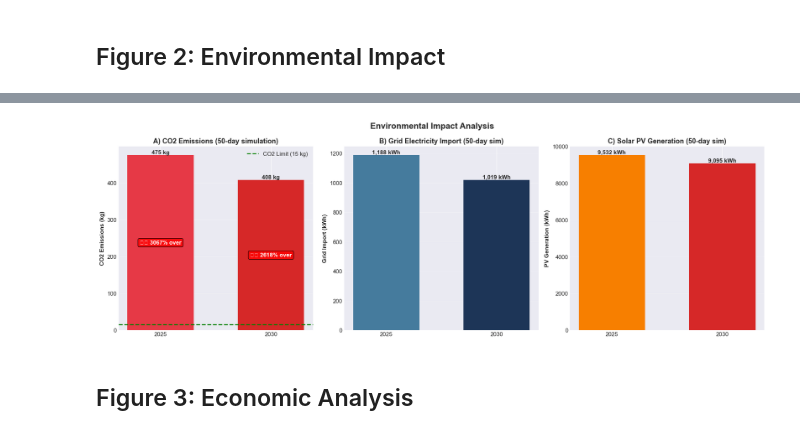
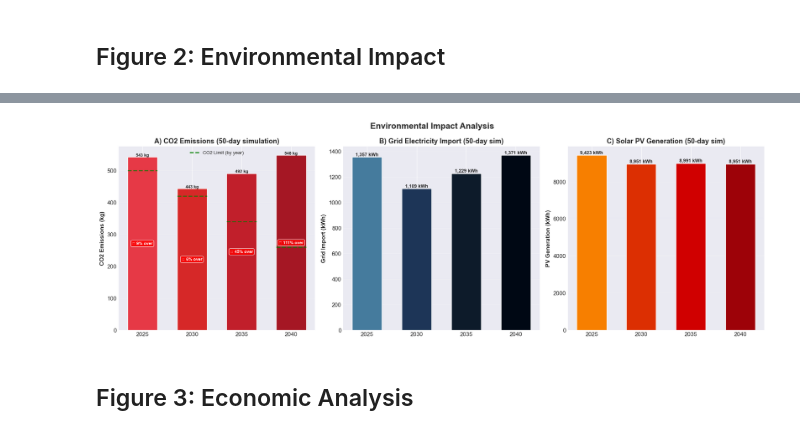
Before and after one commit to ArnoClaude/STRIDE, a Jupyter notebook: notebooks/02_test_2_stage/02_test_2_stage.ipynb, the cells around one changed output, grey strips where cells are left out. Saved outputs shown, nothing was run; the diff lists cells and outputs as text; code cells hidden in the pictures.

Commit message:
4 stage notebook works

```diff
--- a/notebooks/02_test_2_stage/02_test_2_stage.ipynb
+++ b/notebooks/02_test_2_stage/02_test_2_stage.ipynb
@@ -9,20 +9,23 @@ repo = Path("/Users/arnoclaude/Documents/TUM/Thesis/STRIDE")
 notebook_output = repo / "notebooks" / "02_test_2_stage" / "output"
 notebook_output.mkdir(exist_ok=True, parents=True)
 
+# Define stages for this test
+stages = [2025, 2030, 2035, 2040]
+
 print(f"✓ Output directory: {notebook_output}")
 print()
-print("Testing multi-stage optimizer with realistic CO2 constraints:")
-print("  - CO2 limit: 500 kg (2025) → 420 kg (2030) [decarbonization pathway]")
+print("Testing multi-stage optimizer with realistic CO2 constraints (4 stages):")
+print(f"  - Stages: {' → '.join(map(str, stages))} ({stages[-1] - stages[0]}-year horizon)")
+print(f"  - CO2 limit: 500 kg (2025) → 340 kg (2040) [decarbonization pathway]")
 print("  - Technology cost curves: PV -5%/yr, ESS -8%/yr")
-print("  - Fleet demand growth: +10%/yr")
+print("  - Fleet demand growth: +10%/yr (30k → 70k vehicles)")
 print("  - ESS size_existing: 0 Wh (no battery, must invest)")
-print("  - Fleet size: 15 BEVs (3x original, growing demand)")
 print("  - Grid size_existing: 0 W (must invest)")
 print()
 
-# Create 2-stage optimizer with REALISTIC test scenario
+# Create 4-stage optimizer with REALISTIC test scenario
 optimizer = SequentialStageOptimizer(
-    stages=[2025, 2030],
+    stages=stages,
     template_scenario_path=repo / "revoletion/example/scenarios_multi_stage_realistic.csv",
     settings_path=repo / "revoletion/example/settings.csv",
     revoletion_dir=repo / "revoletion",
@@ -207,34 +208,59 @@ plt.show()
 fig, axes = plt.subplots(1, 3, figsize=(18, 6))
 fig.suptitle('Environmental Impact Analysis', fontsize=16, fontweight='bold')
 
+# Read CO2 limits from generated scenario files (FIXED: was hardcoded as 15 kg)
+co2_limits = {}
+for year in stages:
+    scenario_file = notebook_output / f"scenario_stage_{year}.csv"
+    df_scen = pd.read_csv(scenario_file)
+    mask = (df_scen['block'] == 'scenario') & (df_scen['key'] == 'co2_max')
+    co2_limits[year] = float(df_scen.loc[mask, df_scen.columns[-1]].values[0])
+
 # ========== Plot 1: CO2 Emissions ==========
 ax = axes[0]
-co2_values = [results['2025']['co2_sim_kg'], results['2030']['co2_sim_kg']]
-co2_limit = 15  # kg
-bars = ax.bar(x, co2_values, width, color=['#e63946', '#d62828'])
-ax.axhline(y=co2_limit, color='green', linestyle='--', linewidth=2, label=f'CO2 Limit ({co2_limit} kg)')
+co2_values = [results[str(year)]['co2_sim_kg'] for year in stages]
+bars = ax.bar(x, co2_values, width, color=['#e63946', '#d62828', '#c11f2b', '#a51724'])
+
+# Plot per-stage CO2 limits (not hardcoded!)
+for i, year in enumerate(stages):
+    limit = co2_limits[year]
+    ax.plot([i-0.3, i+0.3], [limit, limit], 'g--', linewidth=2, alpha=0.7)
+
+# Add single legend for limits
+ax.plot([], [], 'g--', linewidth=2, label='CO2 Limit (by year)')
+
 ax.set_ylabel('CO2 Emissions (kg)', fontweight='bold')
 ax.set_title('A) CO2 Emissions (50-day simulation)', fontweight='bold')
 ax.set_xticks(x)
 ax.set_xticklabels(stages)
-ax.legend()
+ax.legend(fontsize=9)
 ax.grid(axis='y', alpha=0.3)
 
 for i, bar in enumerate(bars):
     height = bar.get_height()
+    year = stages[i]
+    limit = co2_limits[year]
     ax.text(bar.get_x() + bar.get_width()/2., height,
-            f'{height:.0f} kg', ha='center', va='bottom', fontweight='bold')
-    violation = (height / co2_limit - 1) * 100
-    if violation > 0:
+            f'{height:.0f} kg', ha='center', va='bottom', fontweight='bold', fontsize=8)
+
+    # Show compliance status
+    if height <= limit:
+        pct_used = (height / limit) * 100
         ax.text(bar.get_x() + bar.get_width()/2., height * 0.5,
-                f'⚠️ {violation:.0f}% over',
-                ha='center', va='center', color='white', fontweight='bold',
+                f'✓ {pct_used:.0f}%',
+                ha='center', va='center', color='white', fontweight='bold', fontsize=8,
+                bbox=dict(boxstyle='round', facecolor='green', alpha=0.8))
+    else:
+        violation = (height / limit - 1) * 100
+        ax.text(bar.get_x() + bar.get_width()/2., height * 0.5,
+                f'⚠ {violation:.0f}% over',
+                ha='center', va='center', color='white', fontweight='bold', fontsize=8,
                 bbox=dict(boxstyle='round', facecolor='red', alpha=0.8))
 
 # ========== Plot 2: Grid Import Energy ==========
 ax = axes[1]
-grid_import = [results['2025']['grid_import_sim_kwh'], results['2030']['grid_import_sim_kwh']]
-bars = ax.bar(x, grid_import, width, color=['#457b9d', '#1d3557'])
+grid_import = [results[str(year)]['grid_import_sim_kwh'] for year in stages]
+bars = ax.bar(x, grid_import, width, color=['#457b9d', '#1d3557', '#0d1b2a', '#000814'])
 ax.set_ylabel('Grid Import (kWh)', fontweight='bold')
 ax.set_title('B) Grid Electricity Import (50-day sim)', fontweight='bold')
 ax.set_xticks(x)
@@ -244,12 +270,12 @@ ax.grid(axis='y', alpha=0.3)
 for i, bar in enumerate(bars):
     height = bar.get_height()
     ax.text(bar.get_x() + bar.get_width()/2., height,
-            f'{height:,.0f} kWh', ha='center', va='bottom', fontweight='bold')
+            f'{height:,.0f} kWh', ha='center', va='bottom', fontweight='bold', fontsize=9)
 
 # ========== Plot 3: PV Generation ==========
 ax = axes[2]
-pv_gen = [results['2025']['pv_generation_sim_kwh'], results['2030']['pv_generation_sim_kwh']]
-bars = ax.bar(x, pv_gen, width, color=['#f77f00', '#d62828'])
+pv_gen = [results[str(year)]['pv_generation_sim_kwh'] for year in stages]
+bars = ax.bar(x, pv_gen, width, color=['#f77f00', '#dc2f02', '#d00000', '#9d0208'])
 ax.set_ylabel('PV Generation (kWh)', fontweight='bold')
 ax.set_title('C) Solar PV Generation (50-day sim)', fontweight='bold')
 ax.set_xticks(x)
@@ -259,11 +285,14 @@ ax.grid(axis='y', alpha=0.3)
 for i, bar in enumerate(bars):
     height = bar.get_height()
     ax.text(bar.get_x() + bar.get_width()/2., height,
-            f'{height:,.0f} kWh', ha='center', va='bottom', fontweight='bold')
+            f'{height:,.0f} kWh', ha='center', va='bottom', fontweight='bold', fontsize=9)
 
 plt.tight_layout()
 plt.savefig(fig_dir / 'fig2_environmental_impact.png', dpi=300, bbox_inches='tight')
 print(f"✓ Saved: fig2_environmental_impact.png")
+print(f"CO2 limits by stage:")
+for year, limit in co2_limits.items():
+    print(f"  {year}: {limit:.0f} kg")
 plt.show()
 # %% [output]
 ✓ Saved: fig2_environmental_impact.png
@@ -270,4 +304,4 @@ plt.show()
-[figure, old version]
+[figure, new version]
 # %% [markdown]
 ## Figure 3: Economic Analysis
 # %%
```
Also changed, not shown: parts of 12 cells of this notebook, 2 other files.
